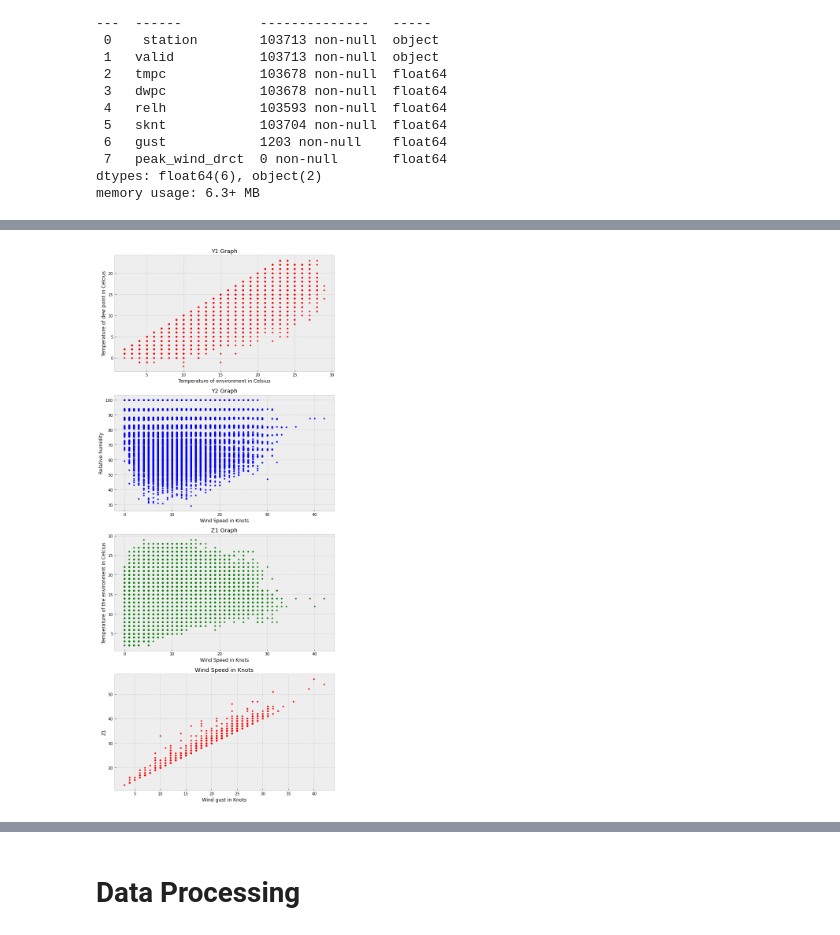
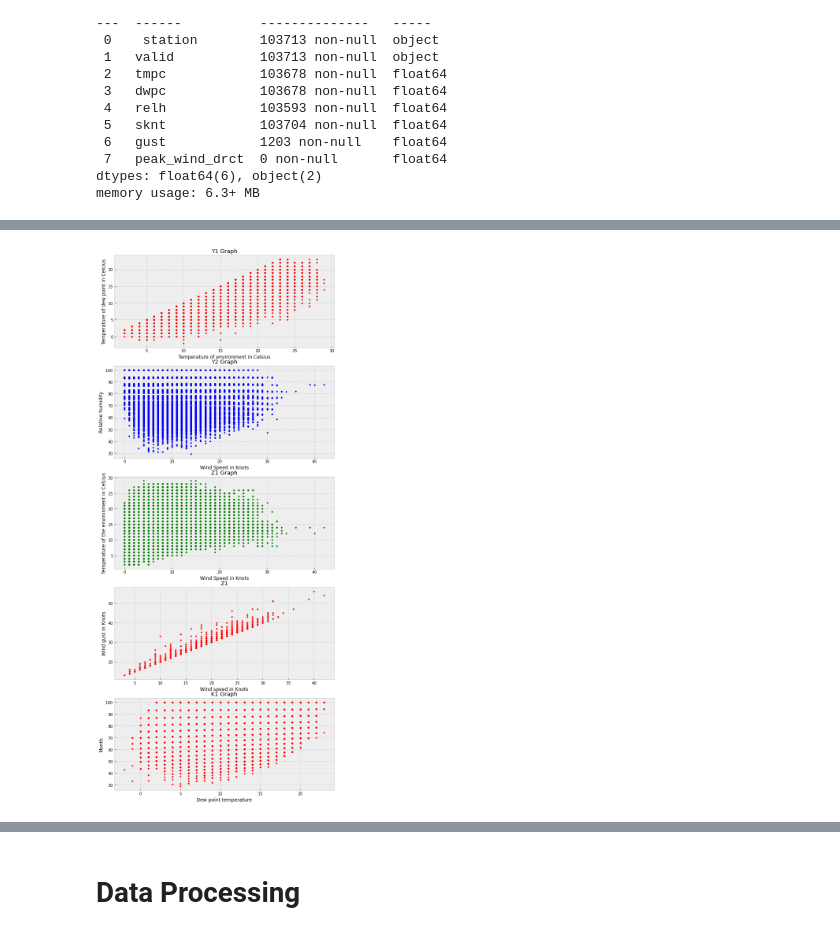
Before and after one commit to Tokachung/Phase2DataScience, a Jupyter notebook: submission.ipynb, the cells around one changed output, grey strips where cells are left out. Drawn from its saved outputs; the diff is of its cells as text; code cells hidden in the pictures.

```diff
--- a/submission.ipynb
+++ b/submission.ipynb
@@ -77,0 +77,9 @@ sns.heatmap(dataset.corr(), annot=True, square=True)
+# %%
+#converting valid to datetime to make additional findings
+dataset['valid'] = pd.to_datetime(dataset['valid'],format='%Y-%m-%d %H:%M')
+
+dataset['year']=dataset['valid'].dt.year
+dataset['month']=dataset['valid'].dt.month
+dataset['day']=dataset['valid'].dt.day
+dataset['timehour']=dataset['valid'].dt.hour
+dataset['timeminute']=dataset['valid'].dt.minute
@@ -82,35 +106,40 @@ sns.heatmap(dataset.corr(), annot=True, square=True)
 
 # plt.xlabel('tmpc')
 # plt.ylabel('dwpc')
 # plt.title('twpc vs dwpc')
 # plt.show()
 
 plt.style.use("bmh")
-fig, (ax1, ax2, ax3, ax4) = plt.subplots(nrows=4, ncols=1, squeeze=True)
+fig, (ax1, ax2, ax3, ax4, ax5) = plt.subplots(nrows=5, ncols=1, squeeze=True)
 
 
 ax1.plot(dataset["tmpc"], dataset["dwpc"], "r.")
 ax1.set_title("Y1 Graph")
 ax1.set_xlabel("Temperature of environment in Celsius")
 ax1.set_ylabel("Temperature of dew point in Celcius")
 
 ax2.plot(dataset["sknt"], dataset["relh"], "b.")
 ax2.set_title("Y2 Graph")
 ax2.set_xlabel("Wind Speed in Knots")
 ax2.set_ylabel("Relative humidity")
 
 ax3.plot(dataset["sknt"], dataset["tmpc"], "g.")
 ax3.set_title("Z1 Graph")
 ax3.set_xlabel("Wind Speed in Knots")
 ax3.set_ylabel("Temperature of the environment in Celcius")
 
 ax4.plot(dataset["sknt"], dataset["gust"], "r.")
-ax4.set_title("Wind Speed in Knots")
-ax4.set_xlabel("Wind gust in Knots")
-ax4.set_ylabel("Z1")
+ax4.set_title("Z1")
+ax4.set_xlabel("Wind speed in Knots")
+ax4.set_ylabel("Wind gust in Knots")
+
+ax5.plot(dataset["dwpc"], dataset["relh"], "r.")
+ax5.set_title("K1 Graph")
+ax5.set_xlabel("Dew point temperature")
+ax5.set_ylabel("Month")
 
 fig.set_size_inches(10,25)
 
 fig.show()
 # %% [output]
-[figure, old version]
+[figure, new version]
```
Also changed, not shown: parts of 22 cells of this notebook.
